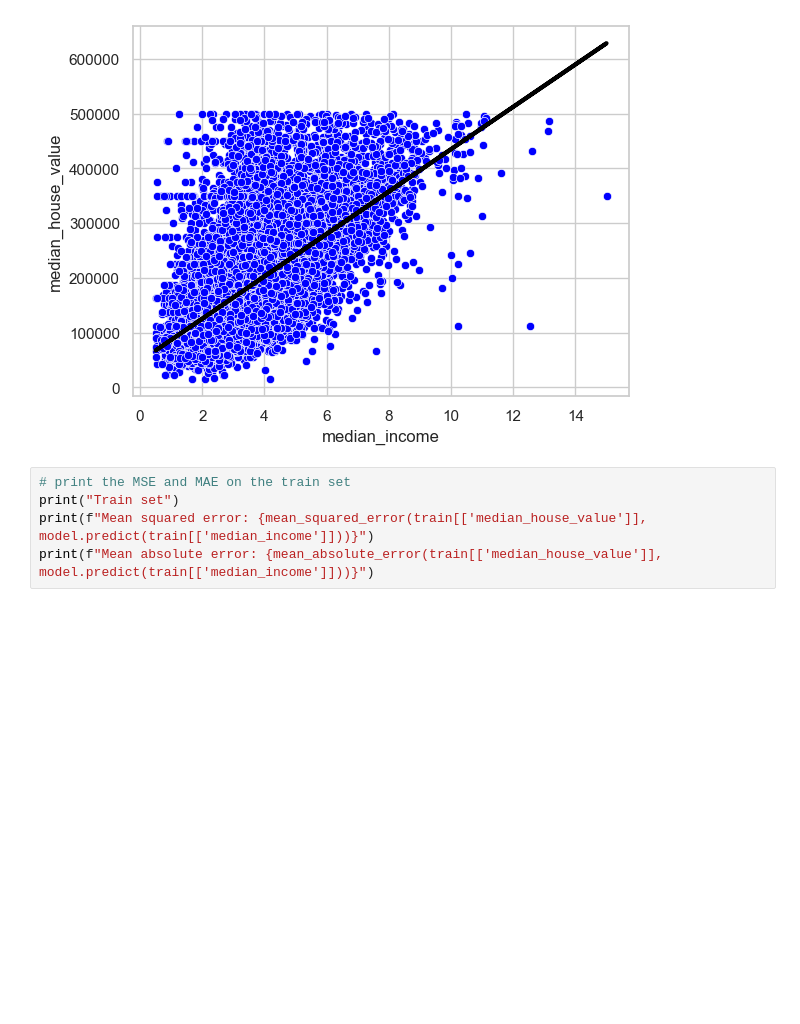
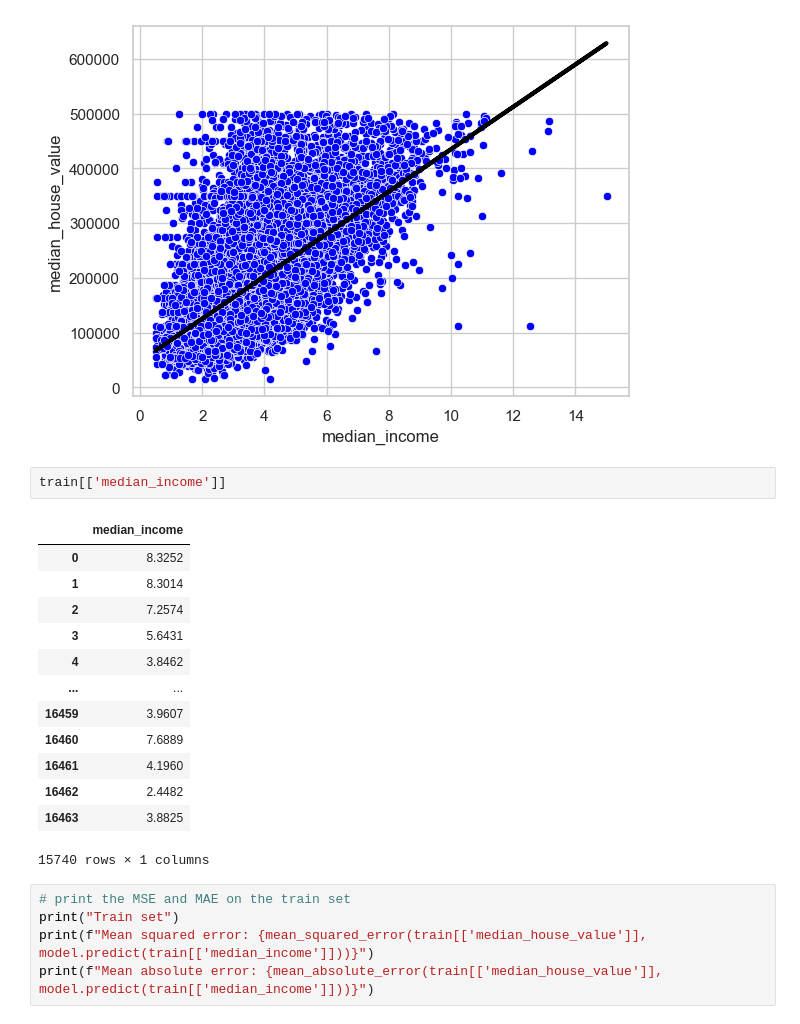
Before and after one commit to bhupeshk3014/CSCN8010-labs, a Jupyter notebook: linear_regression_example.ipynb, the cells around one changed output. Cells and saved outputs as stored; diff of their text form; blank space fills up the shorter version.

```diff
--- a/linear_regression_example.ipynb
+++ b/linear_regression_example.ipynb
@@ -120,6 +147,22 @@ plt.plot(train[["median_income"]], model.predict(train[["median_income"]]), colo
 plt.show()
 # %% [output]
 [figure]
+# %%
+train[['median_income']]
+# %% [output]
+|  | median_income |
+| 0 | 8.3252 |
+| 1 | 8.3014 |
+| 2 | 7.2574 |
+| 3 | 5.6431 |
+| 4 | 3.8462 |
+| ... | ... |
+| 16459 | 3.9607 |
+| 16460 | 7.6889 |
+| 16461 | 4.1960 |
+| 16462 | 2.4482 |
+| 16463 | 3.8825 |
+15740 rows × 1 columns
 # %%
 # print the MSE and MAE on the train set
 print("Train set")
```
Also changed, not shown: parts of 6 cells of this notebook, 2 other files.
